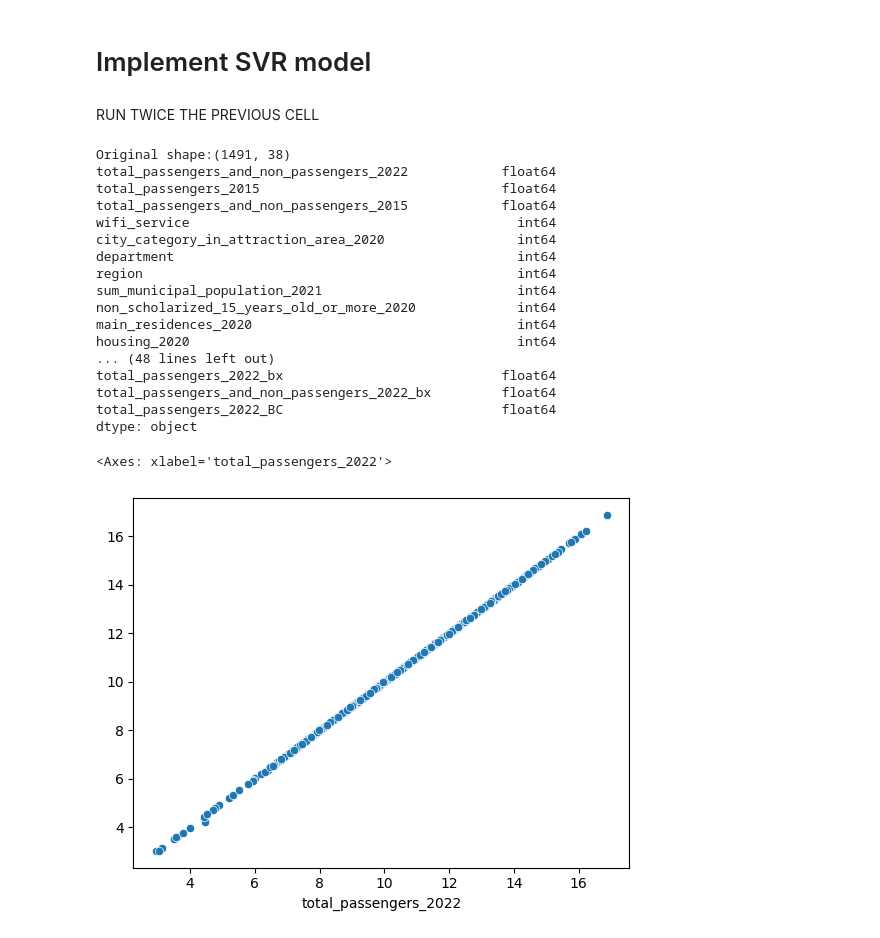
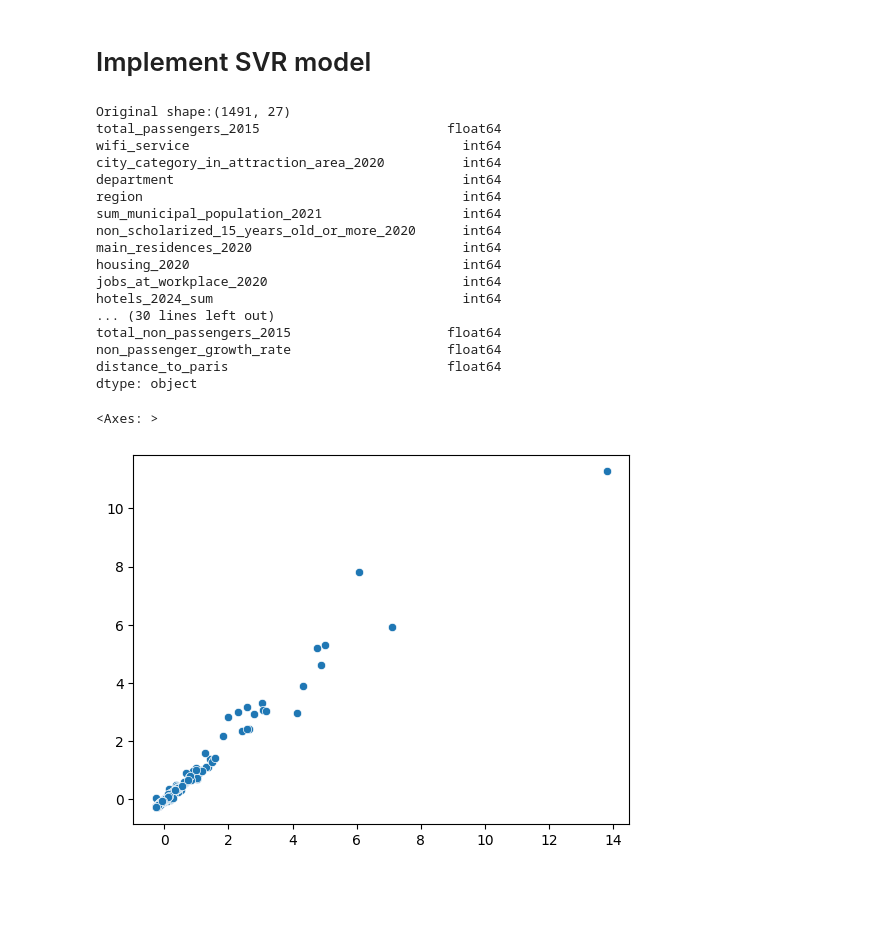
Before and after one commit to pierre-jezegou/fib-ml-project, a Jupyter notebook: svm.ipynb, the cells around one changed output. Drawn from its saved outputs; the diff is of its cells as text; code cells hidden in the pictures; blank space fills up the shorter version.

```diff
--- a/svm.ipynb
+++ b/svm.ipynb
@@ -41,3 +27,5 @@ from get_metrics import write_metrics_in_csv
-# %% [markdown]
-RUN TWICE THE PREVIOUS CELL
+# %%
+# Open dataset
+filename: str = 'dataRead_processed.pkl.bz2'
+dataset: pd.DataFrame = pd.read_pickle(filename, compression='bz2')
 # %%
@@ -70,39 +54,38 @@ def minimum_preprocessing(X, y):
 X_train, y_train = minimum_preprocessing(X_train,y_train)
 X_test, y_test = minimum_preprocessing(X_test,y_test)
 # %% [output]
-Original shape:(1491, 38)
-total_passengers_and_non_passengers_2022            float64
-total_passengers_2015                               float64
-total_passengers_and_non_passengers_2015            float64
-wifi_service                                          int64
-city_category_in_attraction_area_2020                 int64
-department                                            int64
-region                                                int64
-sum_municipal_population_2021                         int64
-non_scholarized_15_years_old_or_more_2020             int64
-main_residences_2020                                  int64
-housing_2020                                          int64
-... (48 lines left out)
-total_passengers_2022_bx                            float64
-total_passengers_and_non_passengers_2022_bx         float64
-total_passengers_2022_BC                            float64
+Original shape:(1491, 27)
+total_passengers_2015                        float64
+wifi_service                                   int64
+city_category_in_attraction_area_2020          int64
+department                                     int64
+region                                         int64
+sum_municipal_population_2021                  int64
+non_scholarized_15_years_old_or_more_2020      int64
+main_residences_2020                           int64
+housing_2020                                   int64
+jobs_at_workplace_2020                         int64
+hotels_2024_sum                                int64
+... (30 lines left out)
+total_non_passengers_2015                    float64
+non_passenger_growth_rate                    float64
+distance_to_paris                            float64
 dtype: object
 # %%
 svm = LinearSVR()
 
 svm.fit(X_train,y_train)
 y_pred = svm.predict(X_test)
 
 model = 'SVR'
 hyperparameters = {'type': 'linear', 'C': 1, 'epsilon': 0}
 
 write_metrics_in_csv(y_test, y_pred, model, hyperparameters)
 
-# sns.scatterplot(x=y_test, y=y_pred)
-sns.scatterplot(x=np.log(y_test), y=np.log(y_pred))
+sns.scatterplot(x=y_test, y=y_pred)
 # %% [output]
-<Axes: xlabel='total_passengers_2022'>
+<Axes: >
-[figure, old version]
+[figure, new version]
 # %%
 Cs = [0.1, 1, 10, 100, 1000]
 epsilons = [0, 0.1, 0.01, 0.001]
```
Also changed, not shown: parts of 6 cells of this notebook.
